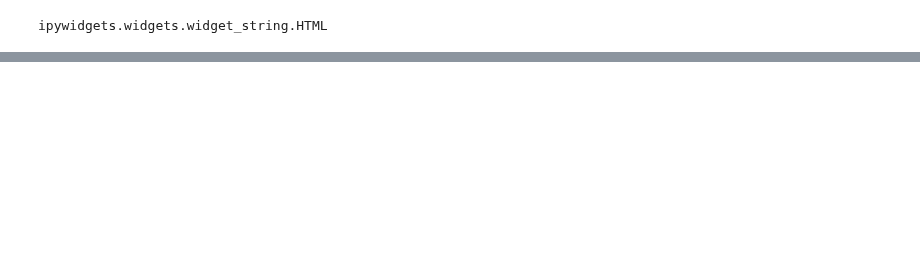
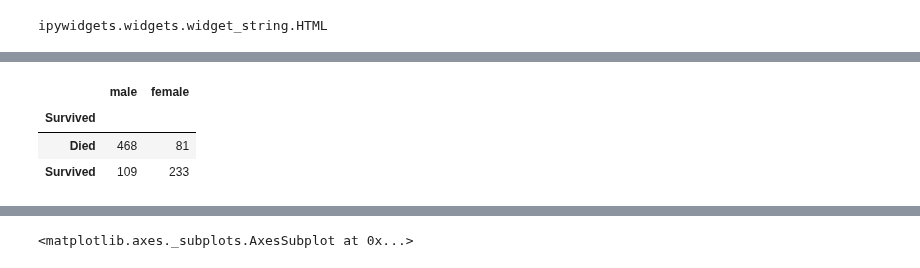
Before and after one commit to xmnlab/notebooks, a Jupyter notebook: plugin/DataDashboard.ipynb, the cells around one changed output, grey strips where cells are left out. Cells and saved outputs as stored; diff of their text form; code cells hidden in the pictures; blank space fills up the shorter version.

```diff
--- a/plugin/DataDashboard.ipynb
+++ b/plugin/DataDashboard.ipynb
@@ -107,0 +78,18 @@ cb_observe_callback(df)()
+# %%
+import numpy as np
+r = ['Sex']
+k = ['Survived']
+df2 = df.copy()
+df2['male'] = (df2.Sex == 'male').replace(False, np.nan)
+df2['female'] = (df2.Sex == 'female').replace(False, np.nan)
+k_sex = ['male', 'female']
+
+df2 = df2.groupby(by=k)[k_sex].count()
+#df2.set_index(k, inplace=True)
+display(df2)
+df2.plot.bar(stacked=True, figsize=(10, 3))
+# %% [output]
+|  | male | female |
+| Survived |  |  |
+| Died | 468 | 81 |
+| Survived | 109 | 233 |
@@ -107,0 +98 @@ cb_observe_callback(df)()
+<matplotlib.axes._subplots.AxesSubplot at 0x...>
```
Also changed, not shown: parts of 13 cells of this notebook, 2 other files.
